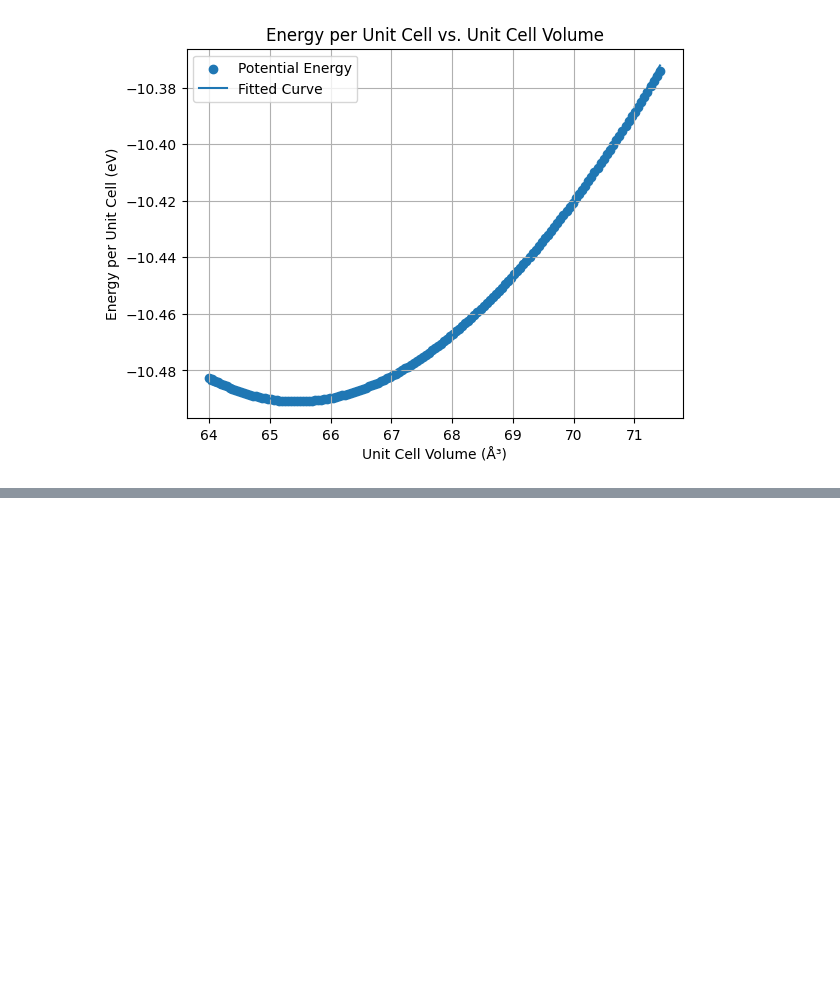
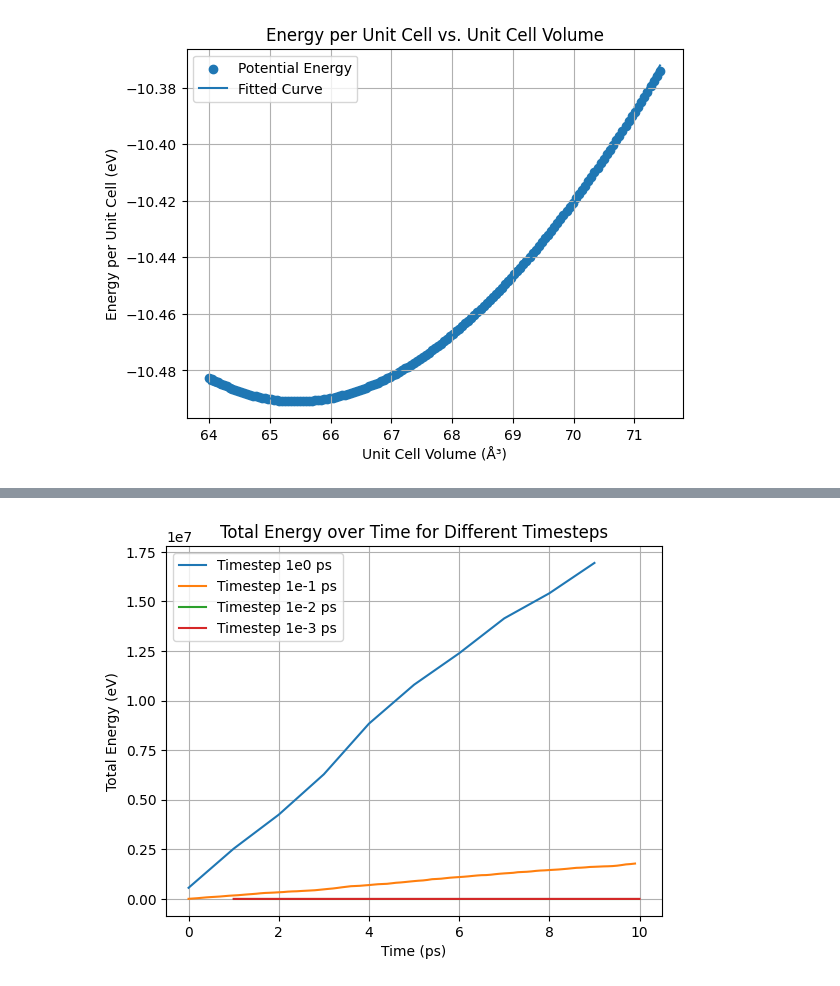
Before and after one commit to RichardBlucher/fka122-Exercises, a Jupyter notebook: fka122-Exercises1/Home-assignment/H1/visual.ipynb, the cells around one changed output, grey strips where cells are left out. Cells and saved outputs as stored; diff of their text form; code cells hidden in the pictures; blank space fills up the shorter version.

```diff
--- a/fka122-Exercises1/Home-assignment/H1/visual.ipynb
+++ b/fka122-Exercises1/Home-assignment/H1/visual.ipynb
@@ -84,0 +85,21 @@ plt.show()
+# %%
+data0 = pd.read_csv('output_0.csv', header=None)
+data1 = pd.read_csv('output_1.csv', header=None)
+data_array0 = data0.to_numpy()
+data_array1 = data1.to_numpy()
+data2 = pd.read_csv('output_2.csv', header=None)
+data3 = pd.read_csv('output_3.csv', header=None)
+data_array2 = data2.to_numpy()
+data_array3 = data3.to_numpy()
+plt.plot(data_array0[:,0], data_array0[:,3], label='Timestep 1e0 ps')
+plt.plot(data_array1[:,0], data_array1[:,3], label='Timestep 1e-1 ps')
+plt.plot(data_array2[100:,0], data_array2[100:,3], label='Timestep 1e-2 ps')
+plt.plot(data_array3[1000:,0], data_array3[1000:,3], label='Timestep 1e-3 ps')
+plt.xlabel('Time (ps)')
+plt.ylabel('Total Energy (eV)')
+plt.title('Total Energy over Time for Different Timesteps')
+plt.legend()
+plt.grid()
+plt.show()
+# %% [output]
+[figure, added]
```
Also changed, not shown: parts of 1 cell of this notebook, 3 other files.
